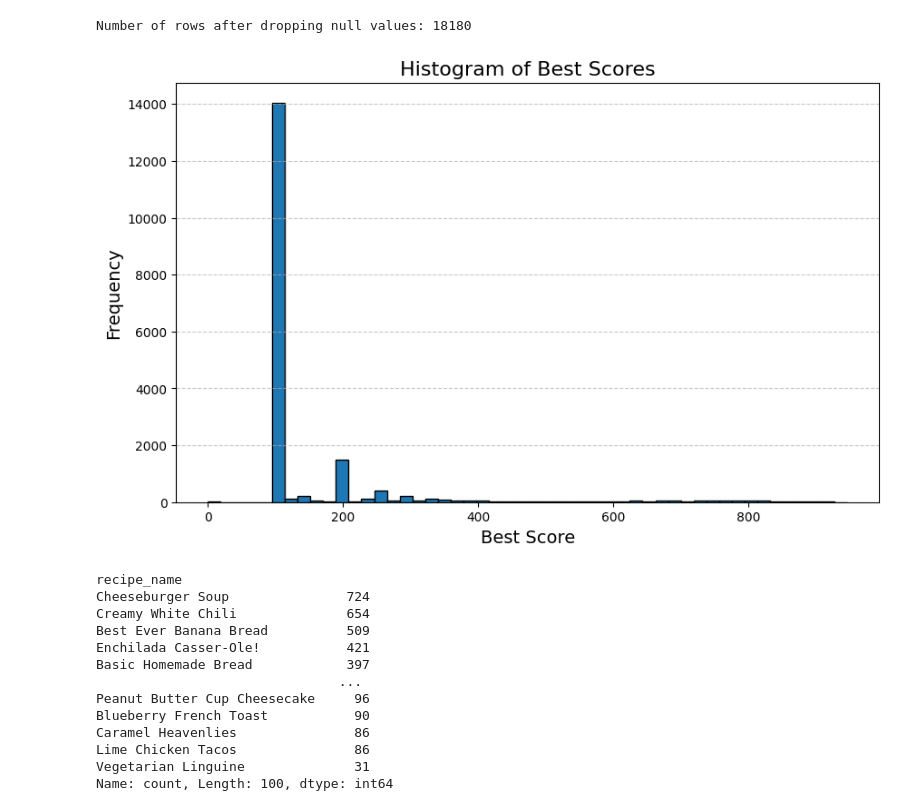
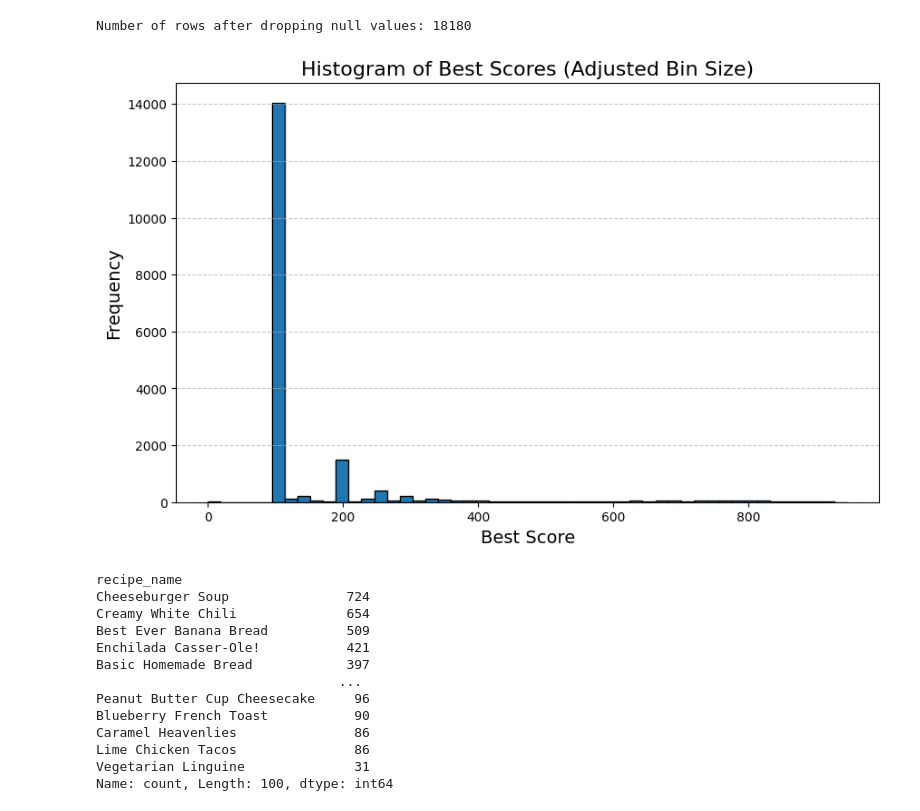
Before and after one commit to mn42899/data_scienceii, a Jupyter notebook: final_exam_prep.ipynb, the cells around one changed output. Drawn from its saved outputs; the diff is of its cells as text; code cells hidden in the pictures.

```diff
--- a/final_exam_prep.ipynb
+++ b/final_exam_prep.ipynb
@@ -51,17 +63,15 @@ print(f"Number of rows after dropping null values: {len(df)}")
 # %% [output]
 Number of rows after dropping null values: 18180
 # %%
-import matplotlib.pyplot as plt
-
-# Plot the histogram for the 'best_score' column
+# Adjusted histogram for 'best_score' with more bins
 plt.figure(figsize=(10, 6))
-plt.hist(df['best_score'], bins=50, edgecolor='black')
-plt.title('Histogram of Best Scores', fontsize=16)
+plt.hist(df['best_score'], bins=50, edgecolor='black')  # Increased bins to 50
+plt.title('Histogram of Best Scores (Adjusted Bin Size)', fontsize=16)
 plt.xlabel('Best Score', fontsize=14)
 plt.ylabel('Frequency', fontsize=14)
 plt.grid(axis='y', linestyle='--', alpha=0.7)
 plt.show()
 # %% [output]
-[figure, old version]
+[figure, new version]
 # %%
 # Get the value counts for the 'recipe_name' column
```
Also changed, not shown: parts of 5 cells of this notebook.
